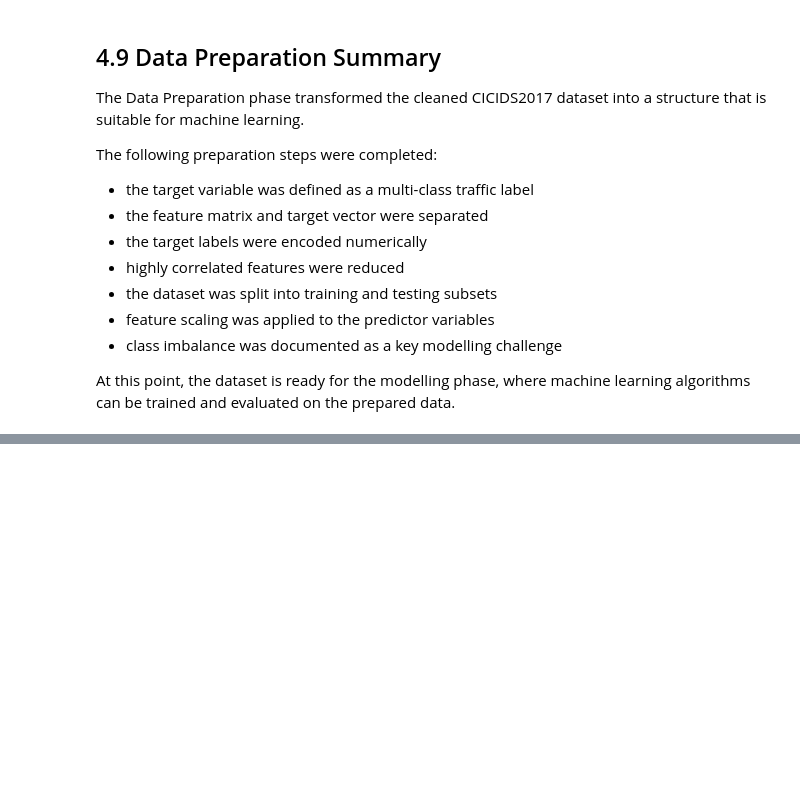
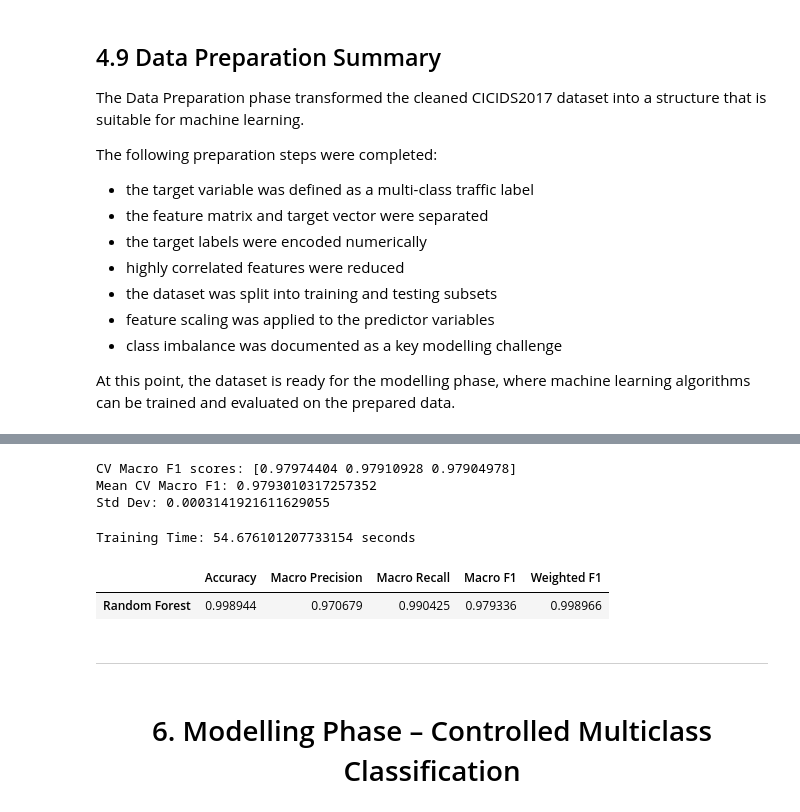
Before and after one commit to Thiago2022161/IDS-CA2-Thiago, a Jupyter notebook: IDS_CA2.ipynb, the cells around one changed output, grey strips where cells are left out. Drawn from its saved outputs; the diff is of its cells as text; code cells hidden in the pictures; blank space fills up the shorter version.

```diff
--- a/IDS_CA2.ipynb
+++ b/IDS_CA2.ipynb
@@ -1732,0 +1382,13 @@ The controlled multiclass approach helped reduce instability caused by extremely
+# %%
+from sklearn.metrics import accuracy_score, precision_score, recall_score, f1_score
+
+metrics = {
+    "Accuracy": accuracy_score(y_test_ctrl, y_pred_controlled),
+    "Macro Precision": precision_score(y_test_ctrl, y_pred_controlled, average='macro', zero_division=0),
+    "Macro Recall": recall_score(y_test_ctrl, y_pred_controlled, average='macro', zero_division=0),
+    "Macro F1": f1_score(y_test_ctrl, y_pred_controlled, average='macro', zero_division=0),
+    "Weighted F1": f1_score(y_test_ctrl, y_pred_controlled, average='weighted', zero_division=0)
+}
+
+for k, v in metrics.items():
+    print(f"{k}: {v:.4f}")
@@ -1732,0 +1416,55 @@ The controlled multiclass approach helped reduce instability caused by extremely
+# %%
+from sklearn.model_selection import StratifiedKFold, cross_val_score
+
+rf_cv = RandomForestClassifier(
+    n_estimators=100,
+    class_weight='balanced',
+    random_state=42,
+    n_jobs=-1
+)
+
+cv = StratifiedKFold(n_splits=3, shuffle=True, random_state=42)
+
+cv_scores = cross_val_score(
+    rf_cv,
+    X_controlled_reduced,
+    y_controlled_encoded,
+    cv=cv,
+    scoring='f1_macro',
+    n_jobs=-1
+)
+
+print("CV Macro F1 scores:", cv_scores)
+print("Mean CV Macro F1:", cv_scores.mean())
+print("Std Dev:", cv_scores.std())
+# %% [output]
+CV Macro F1 scores: [0.97974404 0.97910928 0.97904978]
+Mean CV Macro F1: 0.9793010317257352
+Std Dev: 0.0003141921611629055
+# %%
+import time
+
+start = time.time()
+rf_controlled.fit(X_train_ctrl_scaled, y_train_ctrl)
+end = time.time()
+
+rf_training_time = end - start
+
+print("Training Time:", rf_training_time, "seconds")
+# %% [output]
+Training Time: 54.676101207733154 seconds
+# %%
+import pandas as pd
+
+results = pd.DataFrame([
+    metrics
+], index=["Random Forest"])
+
+results
+# %% [output]
+|  | Accuracy | Macro Precision | Macro Recall | Macro F1 | Weighted F1 |
+| Random Forest | 0.998944 | 0.970679 | 0.990425 | 0.979336 | 0.998966 |
+# %% [markdown]
+---
+# %% [markdown]
+<h1 style="text-align: center;">6. Modelling Phase – Controlled Multiclass Classification</h3>
```
Also changed, not shown: parts of 152 cells of this notebook.
